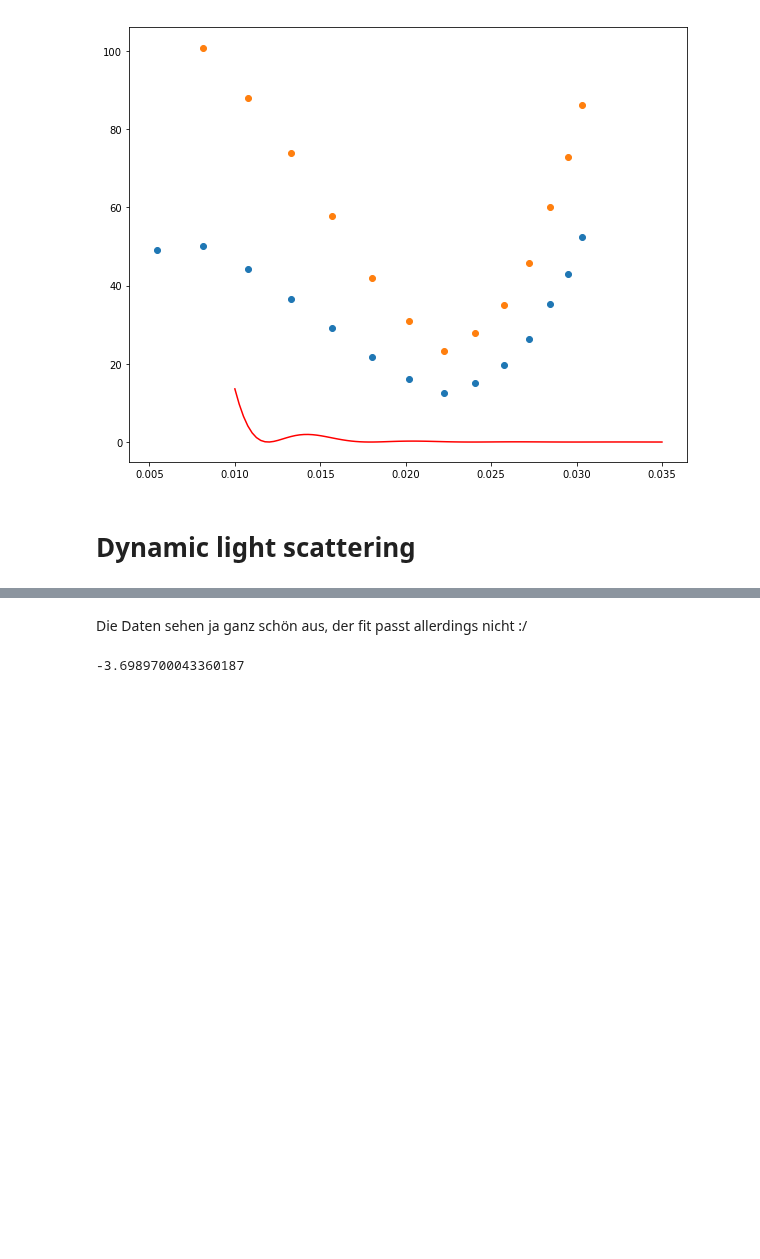
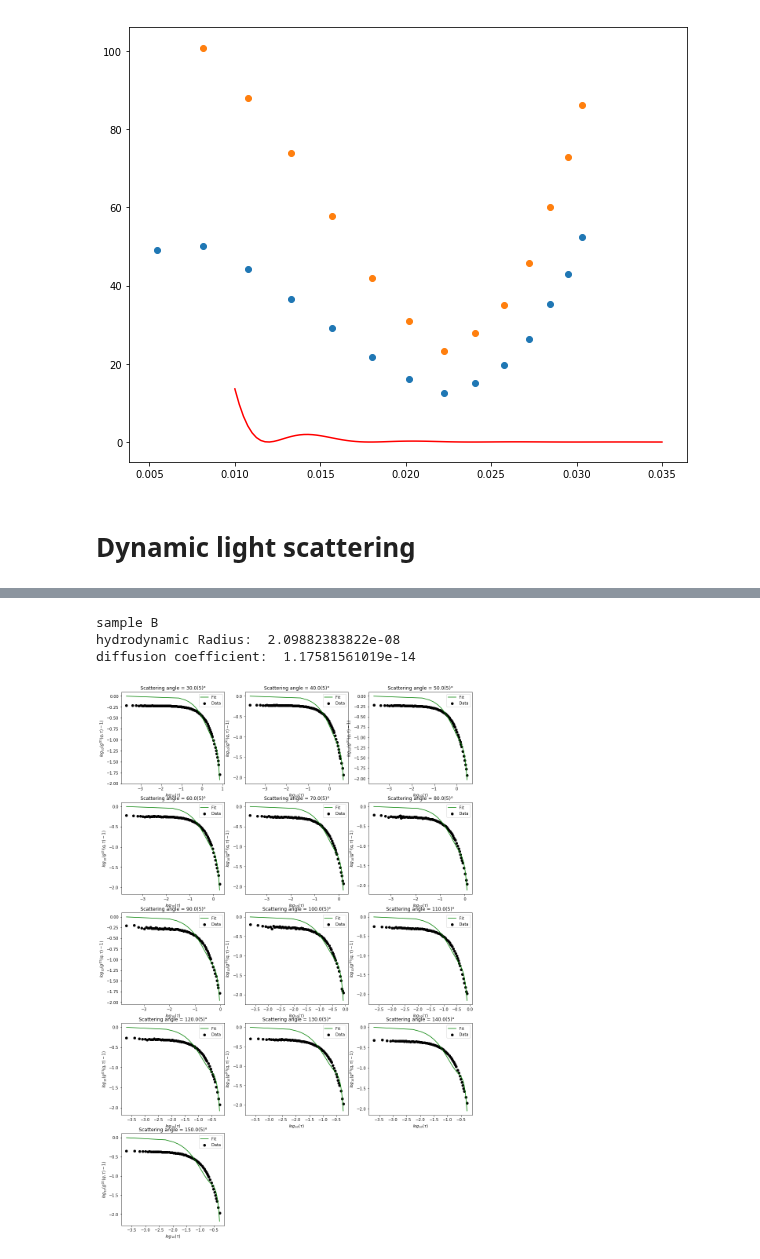
Before and after one commit to NlKLas/PyRePo, a Jupyter notebook: V61.ipynb, the cells around one changed output, grey strips where cells are left out. Drawn from its saved outputs; the diff is of its cells as text; code cells hidden in the pictures; blank space fills up the shorter version.

```diff
--- a/V61.ipynb
+++ b/V61.ipynb
@@ -425,6 +369,50 @@ diffusion coefficient:  5.92543081723e-15
-# %% [markdown]
-Die Daten sehen ja ganz schön aus, der fit passt allerdings nicht :/
-# %%
-np.log10(min(data_A_cor[i][0]))#,np.log(max(data_A_cor[i][0])
-# %% [output]
--3.6989700043360187
+# %%
+########## sample B ##########
+ah_B = []
+D0_B = []
+D0_B_mean = 0
+ah_B_mean = 0
+
+di=3
+fig,ax = plt.subplots(len(angles_B)//di+1,di,figsize=(16,25))
+
+#cut of the noises at the end
+for j in range(len(angles_B)):
+    i=0
+    for x in data_B_cor[j][1]:
+        if(x<0.01):
+            break
+        i+=1
+    data_B_cor[j][1] = data_B_cor[j][1][:i]
+    data_B_cor[j][0] = data_B_cor[j][0][:i]
+
+for i in range(len(angles_B)):
+    #fitting the curve
+    popt, pcov = curve_fit(ln_g_2,(data_B_cor[i][0]),np.log(np.abs(data_B_cor[i][1])),p0=[-1,1,-1])
+    d0 = -popt[0]/(q_B[i]**2)
+    D0_B.append(d0)
+    ah = k_b*T/(6*np.pi*η*d0)
+    ah_B.append(ah)
+
+    #Plot der Fits
+    t = np.linspace((min(data_B_cor[i][0])),(max(data_B_cor[i][0])),100)
+    ax[i//di][i%di].scatter(np.log10(data_B_cor[i][0]),np.log10((data_B_cor[i][1])),c="black",label="Data")
+    ax[i//di][i%di].plot(np.log10(t),np.log10(g_2(t,*popt)),c="green",label="Fit")
+    ax[i//di][i%di].set_xlabel(r'$log_{10}(\tau)$')
+    ax[i//di][i%di].set_ylabel(r'$log_{10}({g^{(2)}(q,\tau)-1})$')
+    ax[i//di][i%di].set_title('sample B autocorrelation with $\Theta = %.1f(5)°$'%(np.floor(angles_B[i])))
+    ax[i//di][i%di].legend(loc="best")
+
+ax[4][1].set_visible(False)
+ax[4][2].set_visible(False)
+
+ah_B_mean = sum(ah_B)/len(angles_B)
+D0_B_mean = sum(D0_B)/len(angles_B)
+print("sample B")
+print("hydrodynamic Radius: ",ah_B_mean)
+print("diffusion coefficient: ",D0_B_mean)
+# %% [output]
+sample B
+hydrodynamic Radius:  2.09882383822e-08
+diffusion coefficient:  1.17581561019e-14
+[figure, added]
```
Also changed, not shown: parts of 3 cells of this notebook.
